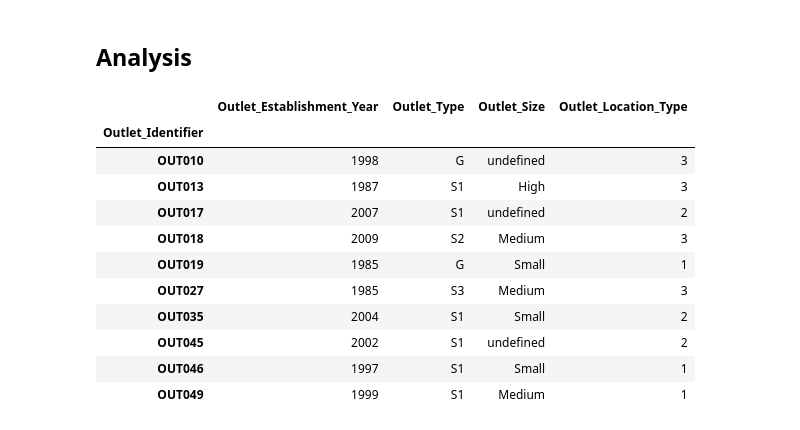
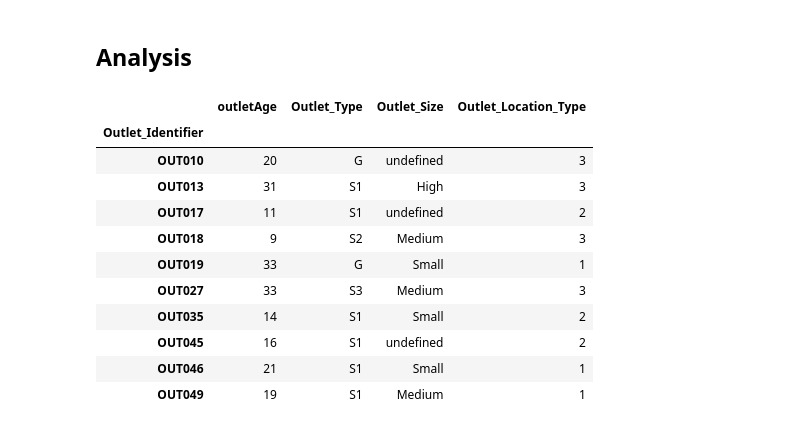
Before and after one commit to Demvok/BigMartSalesPrediction, a Jupyter notebook: ExploringAndCleaning.ipynb, the cells around one changed output. Saved outputs shown, nothing was run; the diff lists cells and outputs as text; code cells hidden in the pictures.

```diff
--- a/ExploringAndCleaning.ipynb
+++ b/ExploringAndCleaning.ipynb
@@ -11,6 +11,7 @@ import ydata_profiling as profiler
 np.random.seed(0)
 # %%
 raw_data = pd.read_csv("data/train.csv")
+DATA_COLLECTION_YEAR = 2018
 # %% [markdown]
 Item_Identifier ---- Unique product ID
 
@@ -312,6 +313,11 @@ for index, col in enumerate(categorical_columns_to_display):
 [figure]
 # %% [markdown]
 ### Taking view into numerical values
+# %%
+# Years -> outletAge
+raw_data.Outlet_Establishment_Year = DATA_COLLECTION_YEAR - raw_data.Outlet_Establishment_Year
+raw_data.rename({'Outlet_Establishment_Year': 'outletAge'}, inplace=True, axis=1)
+numerical_columns[numerical_columns.index('Outlet_Establishment_Year')] = 'outletAge'
 # %%
 raw_data.describe().round(3)
 # %% [output]
@@ -364,25 +370,25 @@ for index, col in enumerate(numerical_columns):
 # %% [markdown]
 ## Analysis
 # %%
-data = raw_data[['Outlet_Identifier', 'Item_Identifier', 'Item_Outlet_Sales', 'Item_Visibility', 'Item_MRP', 'Item_Weight', 'Item_Type', 'Item_Fat_Content', 'Outlet_Establishment_Year', 'Outlet_Type', 'Outlet_Size', 'Outlet_Location_Type']]
+data = raw_data[['Outlet_Identifier', 'Item_Identifier', 'Item_Outlet_Sales', 'Item_Visibility', 'Item_MRP', 'Item_Weight', 'Item_Type', 'Item_Fat_Content', 'outletAge', 'Outlet_Type', 'Outlet_Size', 'Outlet_Location_Type']]
 # %%
 goods = data[['Item_Identifier', 'Outlet_Identifier', 'Item_Outlet_Sales', 'Item_Visibility', 'Item_MRP', 'Item_Weight', 'Item_Type', 'Item_Fat_Content']].sort_values('Item_Identifier')
 # %%
-outlets = data[['Outlet_Identifier', 'Outlet_Establishment_Year', 'Outlet_Type', 'Outlet_Size', 'Outlet_Location_Type']].groupby("Outlet_Identifier").first()
+outlets = data[['Outlet_Identifier', 'outletAge', 'Outlet_Type', 'Outlet_Size', 'Outlet_Location_Type']].groupby("Outlet_Identifier").first()
 outlets
 # %% [output]
-|  | Outlet_Establishment_Year | Outlet_Type | Outlet_Size | Outlet_Location_Type |
+|  | outletAge | Outlet_Type | Outlet_Size | Outlet_Location_Type |
 | Outlet_Identifier |  |  |  |  |
-| OUT010 | 1998 | G | undefined | 3 |
-| OUT013 | 1987 | S1 | High | 3 |
-| OUT017 | 2007 | S1 | undefined | 2 |
-| OUT018 | 2009 | S2 | Medium | 3 |
-| OUT019 | 1985 | G | Small | 1 |
-| OUT027 | 1985 | S3 | Medium | 3 |
-| OUT035 | 2004 | S1 | Small | 2 |
-| OUT045 | 2002 | S1 | undefined | 2 |
-| OUT046 | 1997 | S1 | Small | 1 |
-| OUT049 | 1999 | S1 | Medium | 1 |
+| OUT010 | 20 | G | undefined | 3 |
+| OUT013 | 31 | S1 | High | 3 |
+| OUT017 | 11 | S1 | undefined | 2 |
+| OUT018 | 9 | S2 | Medium | 3 |
+| OUT019 | 33 | G | Small | 1 |
+| OUT027 | 33 | S3 | Medium | 3 |
+| OUT035 | 14 | S1 | Small | 2 |
+| OUT045 | 16 | S1 | undefined | 2 |
+| OUT046 | 21 | S1 | Small | 1 |
+| OUT049 | 19 | S1 | Medium | 1 |
 # %%
 def get_outlet_info(key):
     return goods.loc[goods['Outlet_Identifier'] == key].drop(['Outlet_Identifier'], axis=1).sort_index()
```
Also changed, not shown: parts of 6 cells of this notebook, 2 other files.
